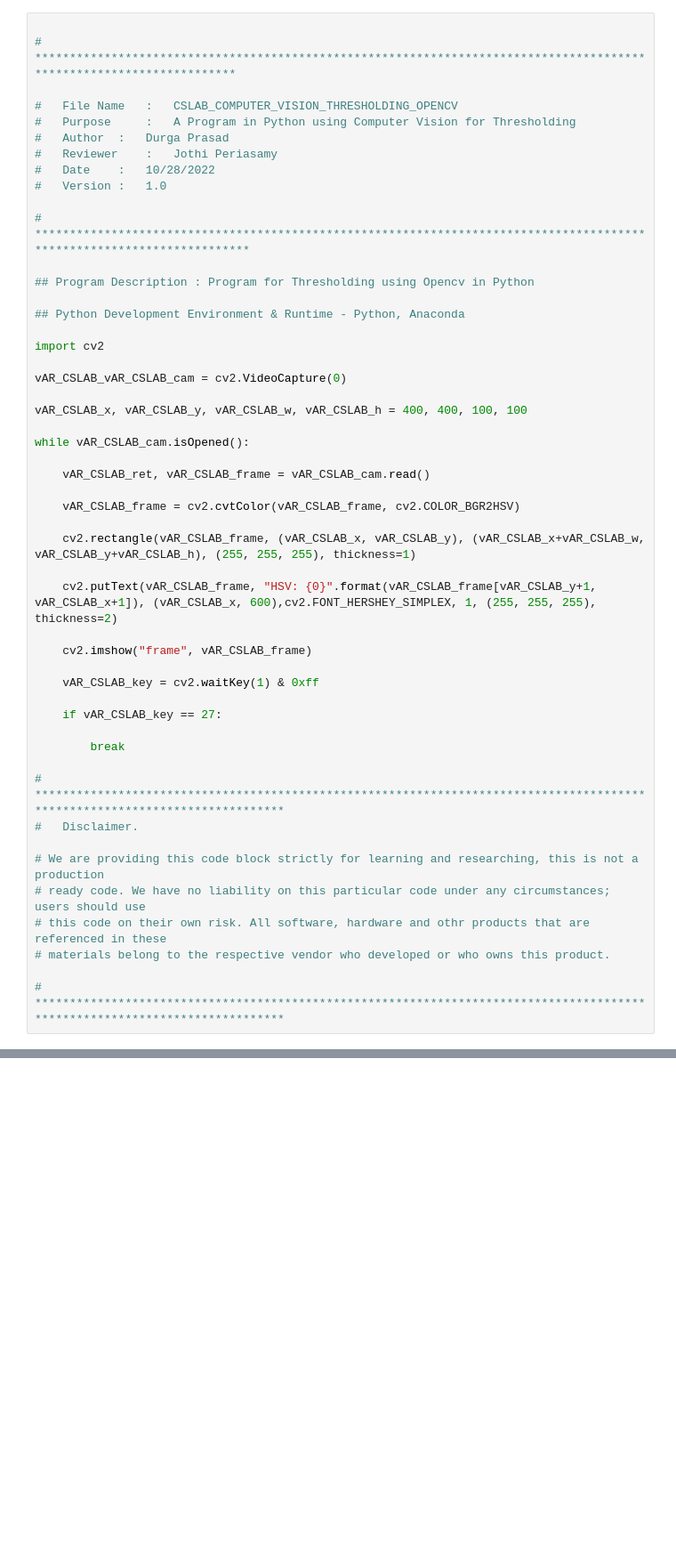
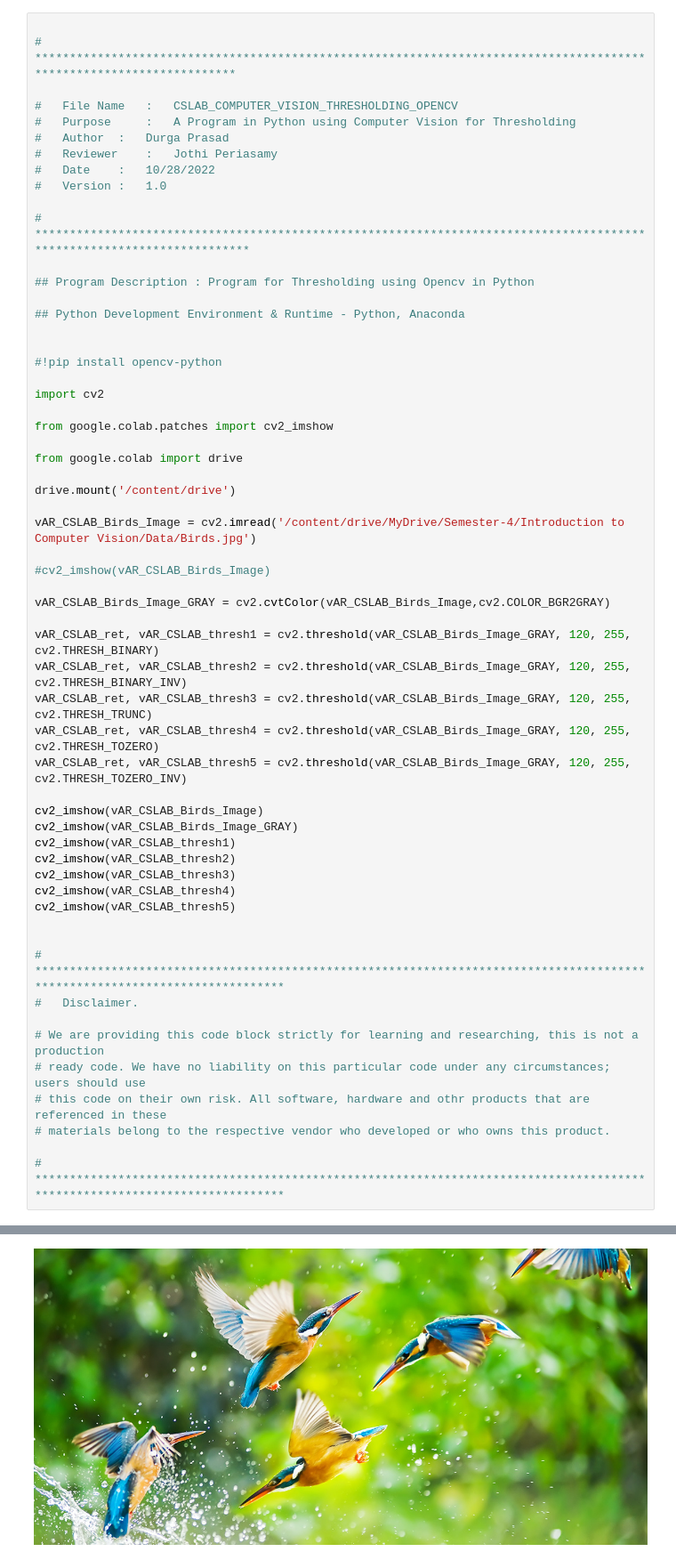
Before and after one commit to Deepsphere-AI/DSAI_Python_Programming, a Jupyter notebook: Unit-14/Python for Computer Vision/Program 290- CSLAB_COMPUTER_VISION_THRESHOLDING_OPENCV.ipynb, the cells around one changed output, grey strips where cells are left out. Shown at 89% size. Drawn from its saved outputs; the diff is of its cells as text; blank space fills up the shorter version.

```diff
--- a/Unit-14/Python for Computer Vision/Program 290- CSLAB_COMPUTER_VISION_THRESHOLDING_OPENCV.ipynb
+++ b/Unit-14/Python for Computer Vision/Program 290- CSLAB_COMPUTER_VISION_THRESHOLDING_OPENCV.ipynb
@@ -17,29 +17,37 @@
 
 ## Python Development Environment & Runtime - Python, Anaconda
 
+
+#!pip install opencv-python
+
 import cv2
 
-vAR_CSLAB_vAR_CSLAB_cam = cv2.VideoCapture(0)
+from google.colab.patches import cv2_imshow
 
-vAR_CSLAB_x, vAR_CSLAB_y, vAR_CSLAB_w, vAR_CSLAB_h = 400, 400, 100, 100
+from google.colab import drive
 
-while vAR_CSLAB_cam.isOpened():
+drive.mount('/content/drive')
 
-    vAR_CSLAB_ret, vAR_CSLAB_frame = vAR_CSLAB_cam.read()
+vAR_CSLAB_Birds_Image = cv2.imread('/content/drive/MyDrive/Semester-4/Introduction to Computer Vision/Data/Birds.jpg')
 
-    vAR_CSLAB_frame = cv2.cvtColor(vAR_CSLAB_frame, cv2.COLOR_BGR2HSV)
+#cv2_imshow(vAR_CSLAB_Birds_Image)
 
-    cv2.rectangle(vAR_CSLAB_frame, (vAR_CSLAB_x, vAR_CSLAB_y), (vAR_CSLAB_x+vAR_CSLAB_w, vAR_CSLAB_y+vAR_CSLAB_h), (255, 255, 255), thickness=1)
+vAR_CSLAB_Birds_Image_GRAY = cv2.cvtColor(vAR_CSLAB_Birds_Image,cv2.COLOR_BGR2GRAY)
 
-    cv2.putText(vAR_CSLAB_frame, "HSV: {0}".format(vAR_CSLAB_frame[vAR_CSLAB_y+1, vAR_CSLAB_x+1]), (vAR_CSLAB_x, 600),cv2.FONT_HERSHEY_SIMPLEX, 1, (255, 255, 255), thickness=2)
+vAR_CSLAB_ret, vAR_CSLAB_thresh1 = cv2.threshold(vAR_CSLAB_Birds_Image_GRAY, 120, 255, cv2.THRESH_BINARY)
+vAR_CSLAB_ret, vAR_CSLAB_thresh2 = cv2.threshold(vAR_CSLAB_Birds_Image_GRAY, 120, 255, cv2.THRESH_BINARY_INV)
+vAR_CSLAB_ret, vAR_CSLAB_thresh3 = cv2.threshold(vAR_CSLAB_Birds_Image_GRAY, 120, 255, cv2.THRESH_TRUNC)
+vAR_CSLAB_ret, vAR_CSLAB_thresh4 = cv2.threshold(vAR_CSLAB_Birds_Image_GRAY, 120, 255, cv2.THRESH_TOZERO)
+vAR_CSLAB_ret, vAR_CSLAB_thresh5 = cv2.threshold(vAR_CSLAB_Birds_Image_GRAY, 120, 255, cv2.THRESH_TOZERO_INV)
 
-    cv2.imshow("frame", vAR_CSLAB_frame)
+cv2_imshow(vAR_CSLAB_Birds_Image)
+cv2_imshow(vAR_CSLAB_Birds_Image_GRAY)
+cv2_imshow(vAR_CSLAB_thresh1)
+cv2_imshow(vAR_CSLAB_thresh2)
+cv2_imshow(vAR_CSLAB_thresh3)
+cv2_imshow(vAR_CSLAB_thresh4)
+cv2_imshow(vAR_CSLAB_thresh5)
 
-    vAR_CSLAB_key = cv2.waitKey(1) & 0xff
-
-    if vAR_CSLAB_key == 27:
-
-        break
 
 # ****************************************************************************************************************************
 #   Disclaimer.
@@ -50,3 +58,4 @@ while vAR_CSLAB_cam.isOpened():
 # materials belong to the respective vendor who developed or who owns this product.
 
 # ****************************************************************************************************************************
+# %% [output]
@@ -52,0 +63 @@ while vAR_CSLAB_cam.isOpened():
+[figure, added]
```
Also changed, not shown: parts of 1 cell of this notebook.
